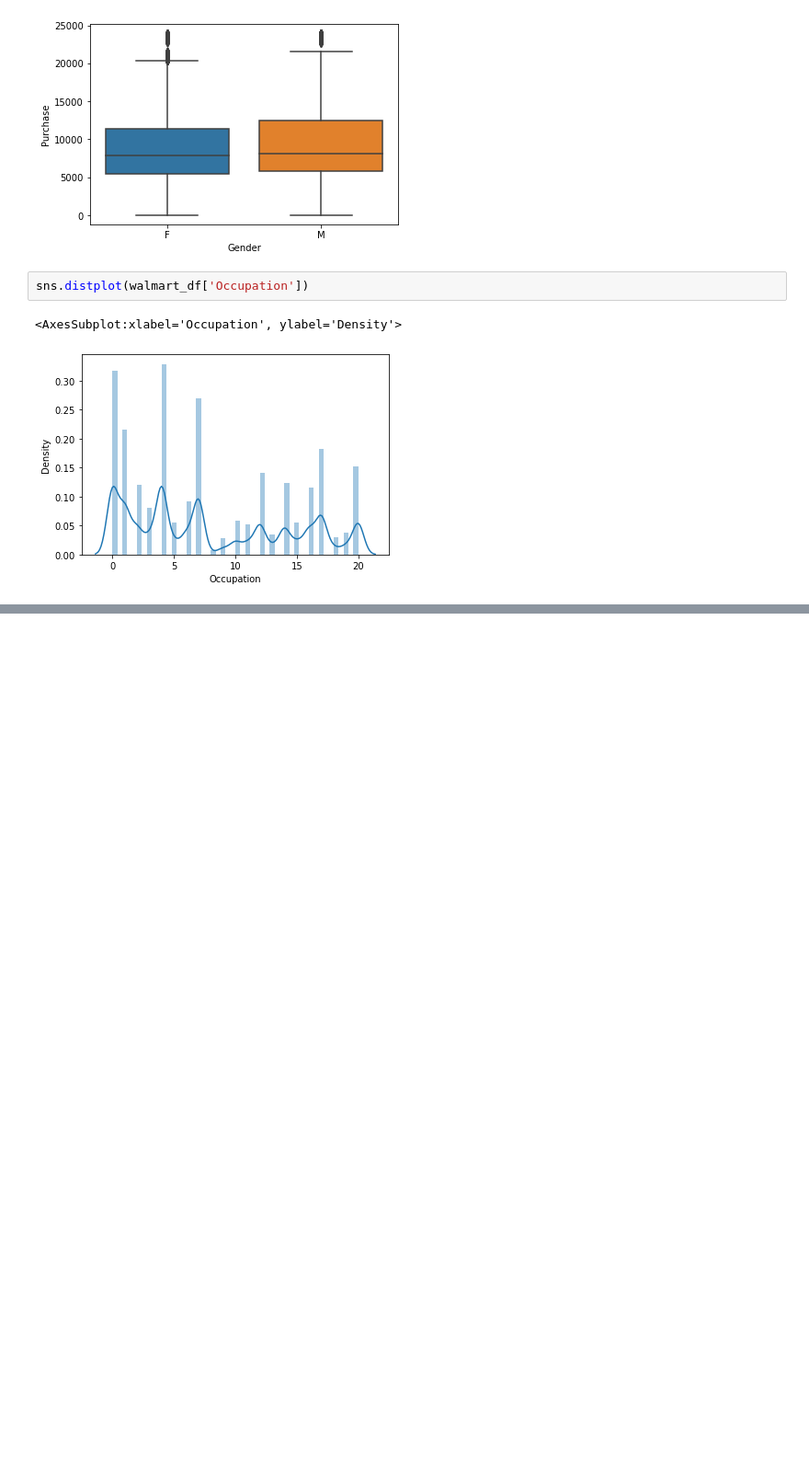
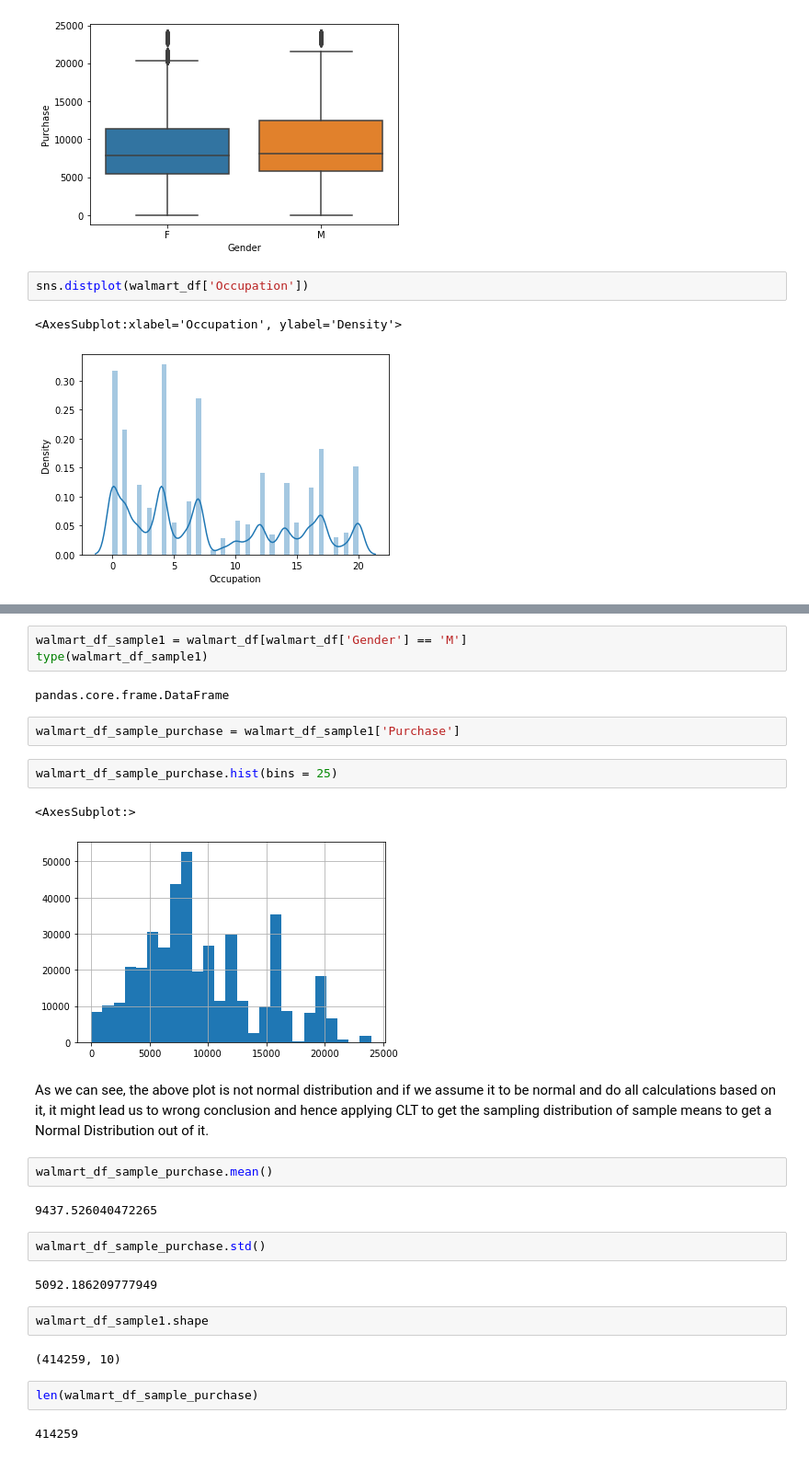
Before and after one commit to sameerudgirkar/DSML-Projects, a Jupyter notebook: Walmart Business Case Study/Walmart Business Case Study - (Confidence Interval and CLT).ipynb, the cells around one changed output, grey strips where cells are left out. Shown at 92% size. Drawn from its saved outputs; the diff is of its cells as text; blank space fills up the shorter version.

```diff
--- a/Walmart Business Case Study/Walmart Business Case Study - (Confidence Interval and CLT).ipynb
+++ b/Walmart Business Case Study/Walmart Business Case Study - (Confidence Interval and CLT).ipynb
@@ -137,0 +199,30 @@ sns.histplot(data = walmart_df, x = 'Gender', y = 'Purchase')
+# %%
+walmart_df_sample1 = walmart_df[walmart_df['Gender'] == 'M']
+type(walmart_df_sample1)
+# %% [output]
+pandas.core.frame.DataFrame
+# %%
+walmart_df_sample_purchase = walmart_df_sample1['Purchase']
+# %%
+walmart_df_sample_purchase.hist(bins = 25)
+# %% [output]
+<AxesSubplot:>
+[figure, added]
+# %% [markdown]
+As we can see, the above plot is not normal distribution and if we assume it to be normal and do all calculations based on it, it might lead us to wrong conclusion and hence applying CLT to get the sampling distribution of sample means to get a Normal Distribution out of it.
+# %%
+walmart_df_sample_purchase.mean()
+# %% [output]
+9437.526040472265
+# %%
+walmart_df_sample_purchase.std()
+# %% [output]
+5092.186209777949
+# %%
+walmart_df_sample1.shape
+# %% [output]
+(414259, 10)
+# %%
+len(walmart_df_sample_purchase)
+# %% [output]
+414259
```
Also changed, not shown: parts of 26 cells of this notebook.
